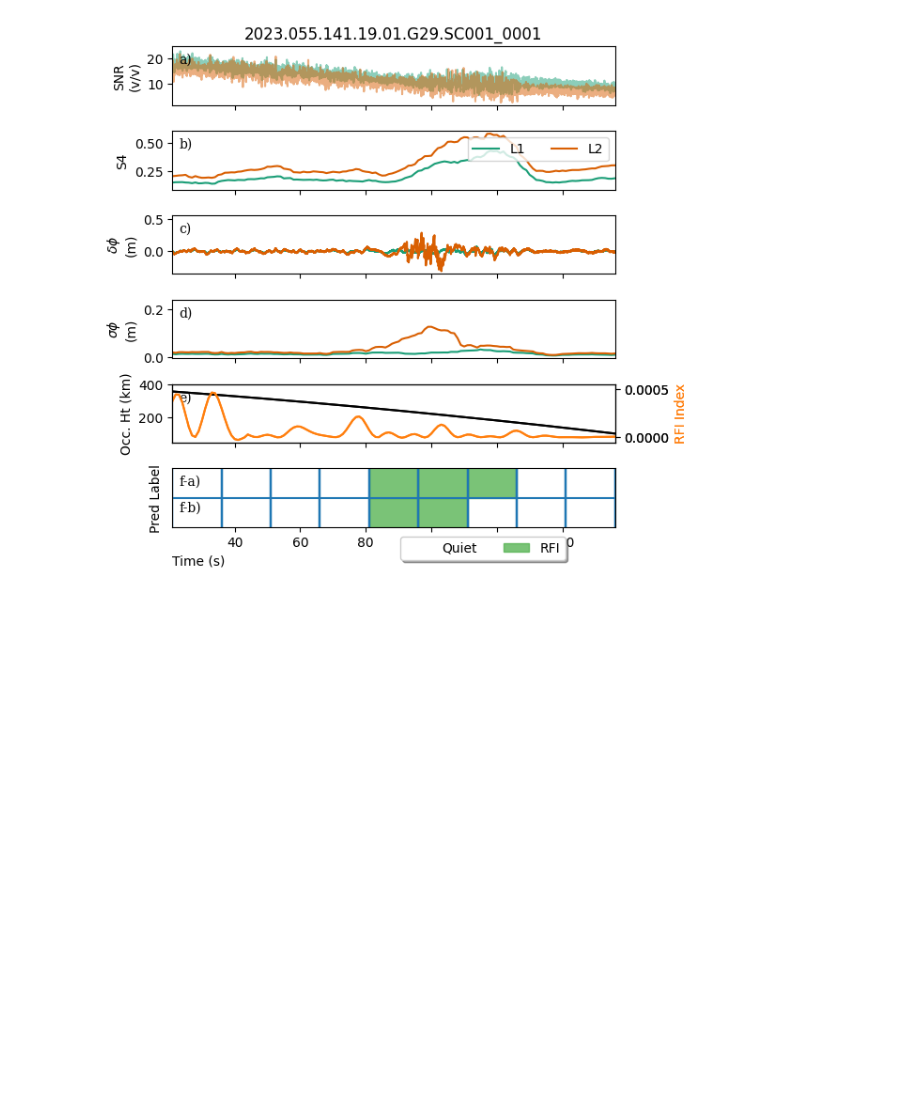
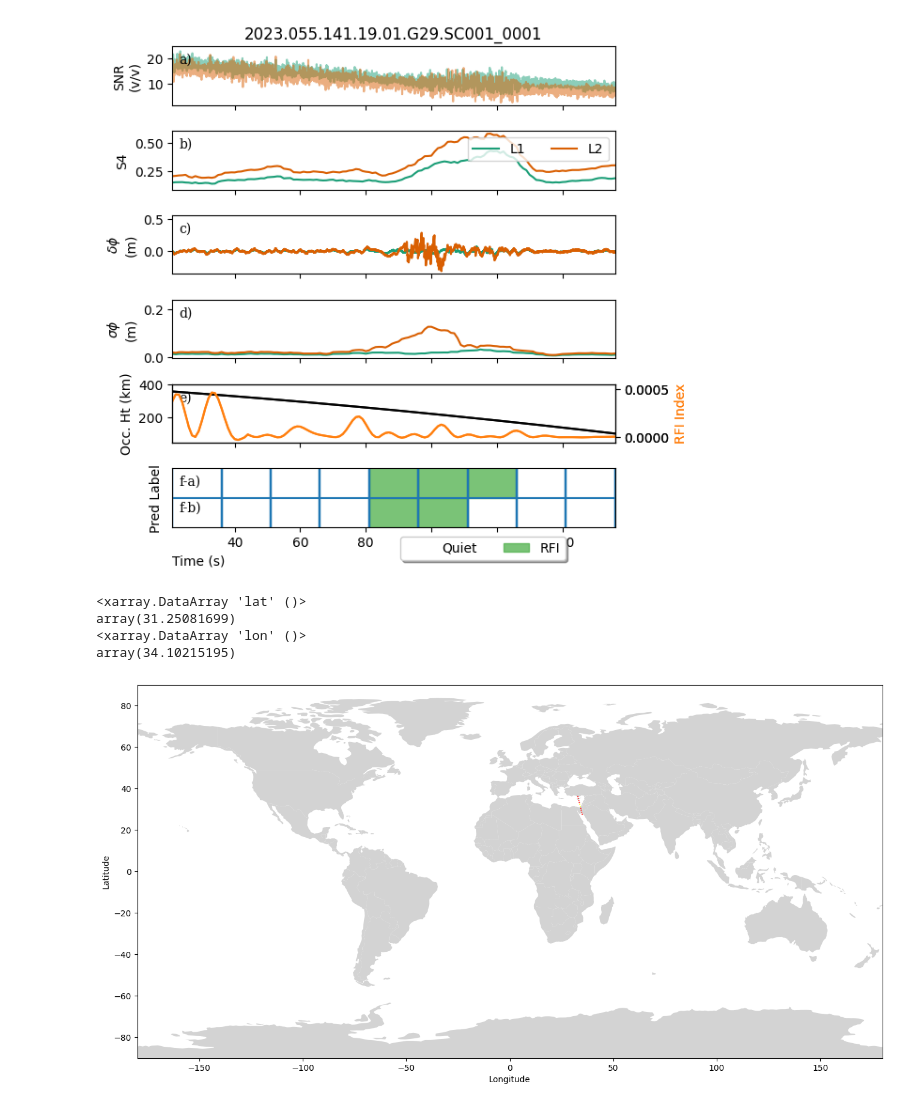
Before and after one commit to timdittmann/leo-ml, a Jupyter notebook: notebooks/navigation_2024_manuscript.ipynb, the cells around one changed output. Drawn from its saved outputs; the diff is of its cells as text; code cells hidden in the pictures; blank space fills up the shorter version.

```diff
--- a/notebooks/navigation_2024_manuscript.ipynb
+++ b/notebooks/navigation_2024_manuscript.ipynb
@@ -678,7 +711,20 @@ plot_leo_ml_multi(sample, lv1, lv2, y_pred, y_true, fs_dict['time'], LABELS, plo
 # %%
 sample = '2023.055.141.19.01.G29.SC001_0001' #RFI
-lv1, lv2, y_pred, y_true, fs_dict = sample_2_DFandXy(sample, ml_model)
+lv1b_path, lv2_path = lv1b_lv2_sense_path(sample)
+lv1, lv2, y_pred, y_true, fs_dict = sample_2_DFandXy(sample, ml_model, lv1b_path, lv2_path)
 plot_leo_ml_multi(sample, lv1, lv2, y_pred, y_true, fs_dict['time'], LABELS, plot_f=plot_f)
 # %% [output]
 [1 1 1 1 2 2 1 1 1 1]
 [figure]
+# %%
+print(lv2.lat.mean())
+print(lv2.lon.mean())
+# %% [output]
+<xarray.DataArray 'lat' ()>
+array(31.25081699)
+<xarray.DataArray 'lon' ()>
+array(34.10215195)
+# %%
+map_fs(lons=fs_dict['lon_m'], lats=fs_dict['lat_m'], y_pred=y_pred)
+# %% [output]
+[figure, added]
```
Also changed, not shown: parts of 14 cells of this notebook, 2 other files.
